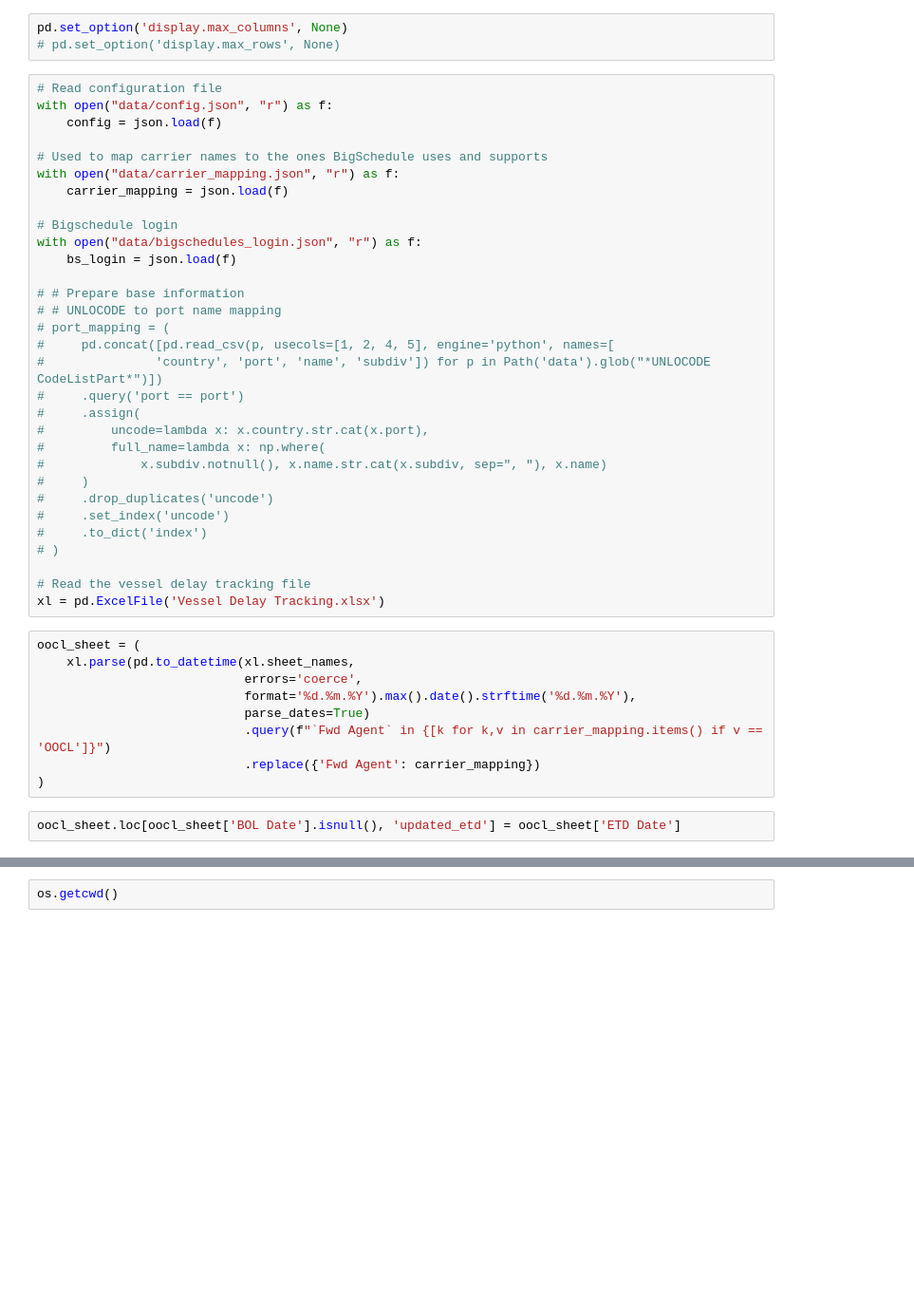
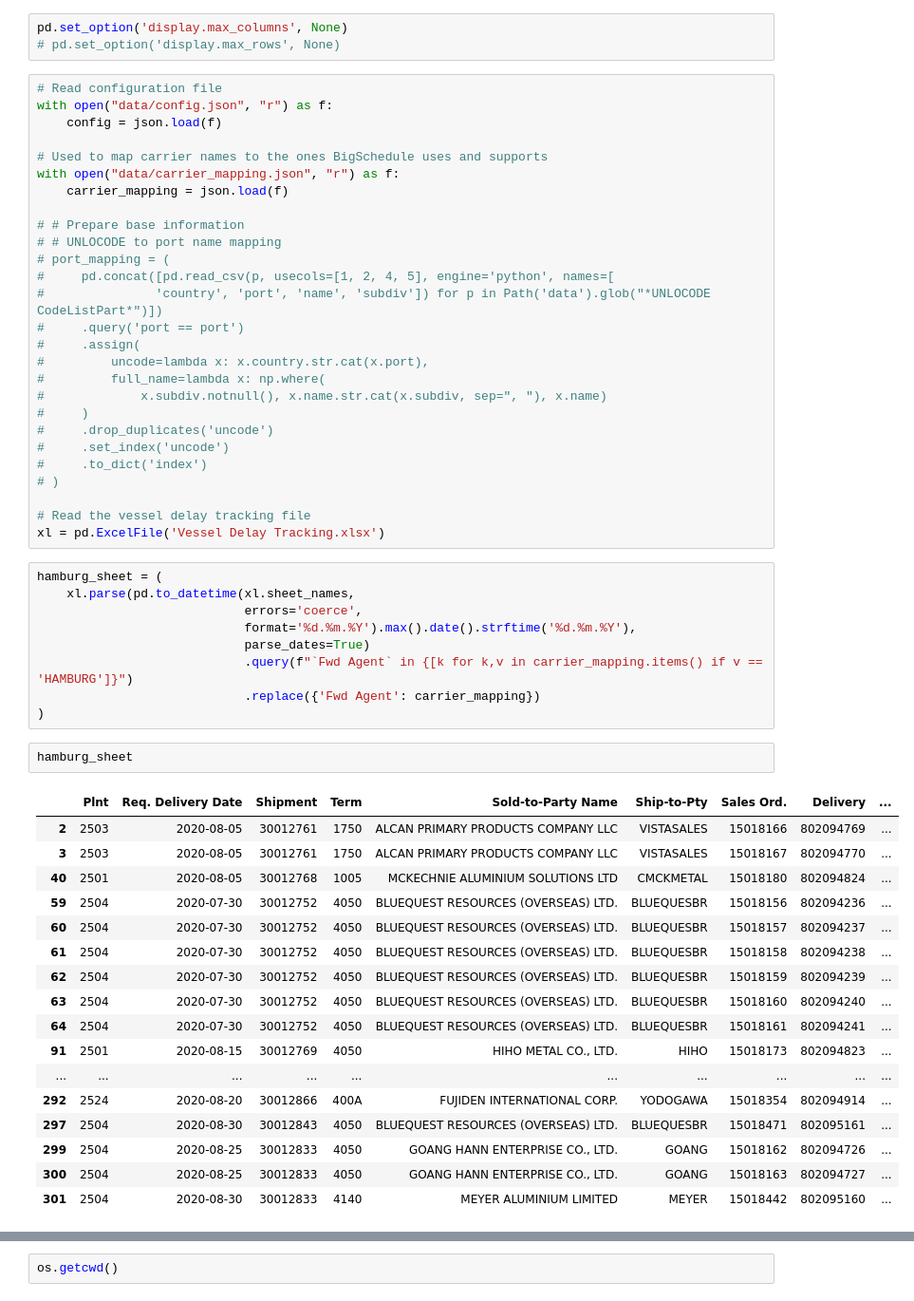
Before and after one commit to glowsplint/delayed-vessel-reporter, a Jupyter notebook: Delay Report - Rewrite.ipynb, the cells around one changed output, grey strips where cells are left out. Shown at 95% size. Saved outputs shown, nothing was run; the diff lists cells and outputs as text; blank space fills up the shorter version.

```diff
--- a/Delay Report - Rewrite.ipynb
+++ b/Delay Report - Rewrite.ipynb
@@ -26,10 +26,6 @@ with open("data/config.json", "r") as f:
 # Used to map carrier names to the ones BigSchedule uses and supports
 with open("data/carrier_mapping.json", "r") as f:
     carrier_mapping = json.load(f)
-
-# Bigschedule login
-with open("data/bigschedules_login.json", "r") as f:
-    bs_login = json.load(f)
 
 # # Prepare base information
 # # UNLOCODE to port name mapping
@@ -50,13 +46,31 @@ with open("data/bigschedules_login.json", "r") as f:
 # Read the vessel delay tracking file
 xl = pd.ExcelFile('Vessel Delay Tracking.xlsx')
 # %%
-oocl_sheet = (
+hamburg_sheet = (
     xl.parse(pd.to_datetime(xl.sheet_names,
                             errors='coerce',
                             format='%d.%m.%Y').max().date().strftime('%d.%m.%Y'),
                             parse_dates=True)
-                            .query(f"`Fwd Agent` in {[k for k,v in carrier_mapping.items() if v == 'OOCL']}")
+                            .query(f"`Fwd Agent` in {[k for k,v in carrier_mapping.items() if v == 'HAMBURG']}")
                             .replace({'Fwd Agent': carrier_mapping})
 )
-# %%
-oocl_sheet.loc[oocl_sheet['BOL Date'].isnull(), 'updated_etd'] = oocl_sheet['ETD Date']
+# %%
+hamburg_sheet
+# %% [output]
+|  | Plnt | Req. Delivery Date | Shipment | Term | Sold-to-Party Name | Ship-to-Pty | Sales Ord. | Delivery | ... |
+| 2 | 2503 | 2020-08-05 | 30012761 | 1750 | ALCAN PRIMARY PRODUCTS COMPANY LLC | VISTASALES | 15018166 | 802094769 | ... |
+| 3 | 2503 | 2020-08-05 | 30012761 | 1750 | ALCAN PRIMARY PRODUCTS COMPANY LLC | VISTASALES | 15018167 | 802094770 | ... |
+| 40 | 2501 | 2020-08-05 | 30012768 | 1005 | MCKECHNIE ALUMINIUM SOLUTIONS LTD | CMCKMETAL | 15018180 | 802094824 | ... |
+| 59 | 2504 | 2020-07-30 | 30012752 | 4050 | BLUEQUEST RESOURCES (OVERSEAS) LTD. | BLUEQUESBR | 15018156 | 802094236 | ... |
+| 60 | 2504 | 2020-07-30 | 30012752 | 4050 | BLUEQUEST RESOURCES (OVERSEAS) LTD. | BLUEQUESBR | 15018157 | 802094237 | ... |
+| 61 | 2504 | 2020-07-30 | 30012752 | 4050 | BLUEQUEST RESOURCES (OVERSEAS) LTD. | BLUEQUESBR | 15018158 | 802094238 | ... |
+| 62 | 2504 | 2020-07-30 | 30012752 | 4050 | BLUEQUEST RESOURCES (OVERSEAS) LTD. | BLUEQUESBR | 15018159 | 802094239 | ... |
+| 63 | 2504 | 2020-07-30 | 30012752 | 4050 | BLUEQUEST RESOURCES (OVERSEAS) LTD. | BLUEQUESBR | 15018160 | 802094240 | ... |
+| 64 | 2504 | 2020-07-30 | 30012752 | 4050 | BLUEQUEST RESOURCES (OVERSEAS) LTD. | BLUEQUESBR | 15018161 | 802094241 | ... |
+| 91 | 2501 | 2020-08-15 | 30012769 | 4050 | HIHO METAL CO., LTD. | HIHO | 15018173 | 802094823 | ... |
+| ... | ... | ... | ... | ... | ... | ... | ... | ... | ... |
+| 292 | 2524 | 2020-08-20 | 30012866 | 400A | FUJIDEN INTERNATIONAL CORP. | YODOGAWA | 15018354 | 802094914 | ... |
+| 297 | 2504 | 2020-08-30 | 30012843 | 4050 | BLUEQUEST RESOURCES (OVERSEAS) LTD. | BLUEQUESBR | 15018471 | 802095161 | ... |
+| 299 | 2504 | 2020-08-25 | 30012833 | 4050 | GOANG HANN ENTERPRISE CO., LTD. | GOANG | 15018162 | 802094726 | ... |
+| 300 | 2504 | 2020-08-25 | 30012833 | 4050 | GOANG HANN ENTERPRISE CO., LTD. | GOANG | 15018163 | 802094727 | ... |
+| 301 | 2504 | 2020-08-30 | 30012833 | 4140 | MEYER ALUMINIUM LIMITED | MEYER | 15018442 | 802095160 | ... |
```
Also changed, not shown: parts of 17 cells of this notebook, 4 other files.
